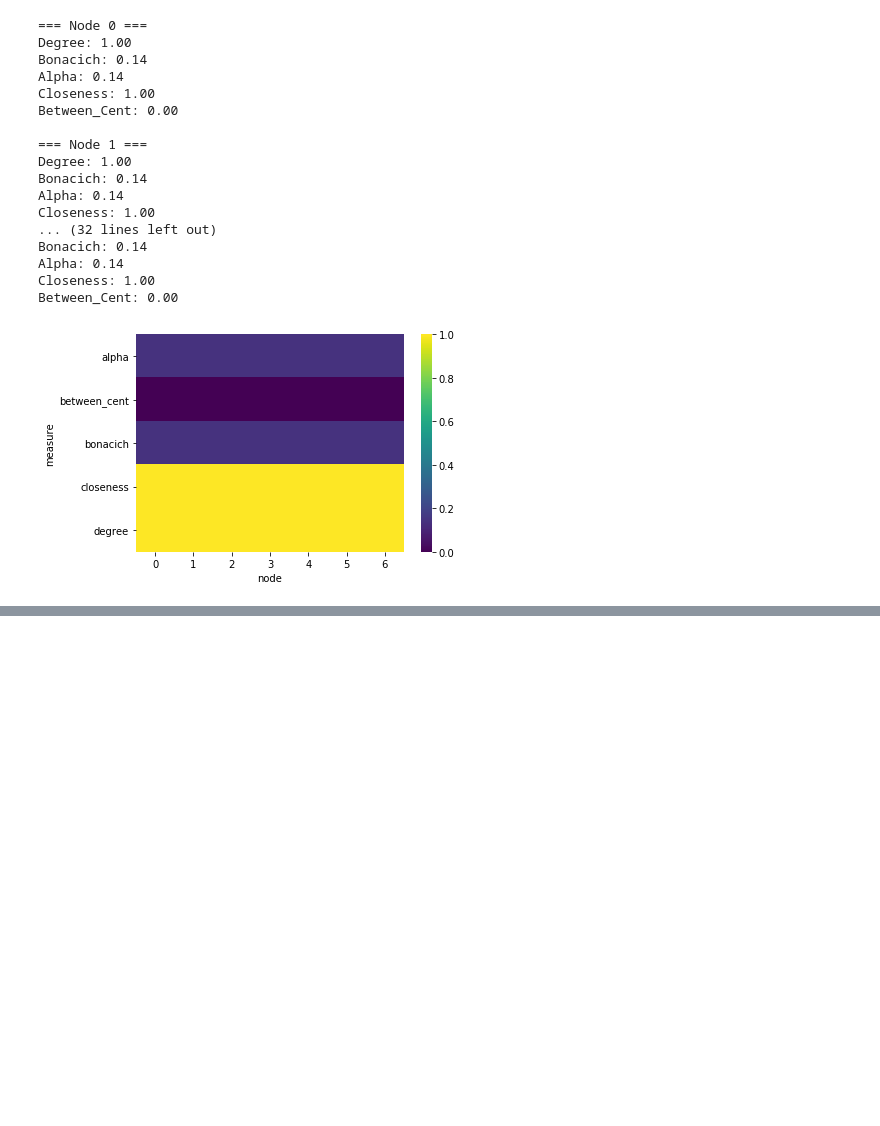
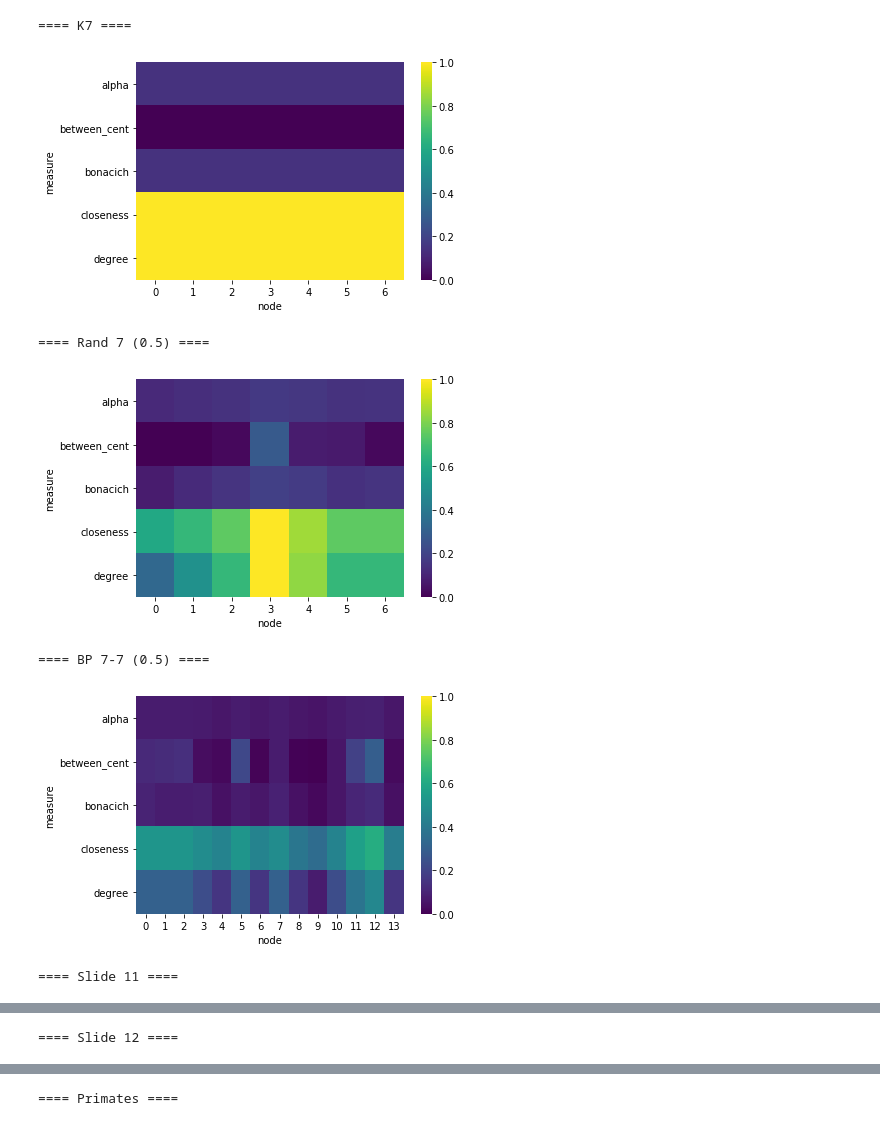
Before and after one commit to ehknight/graph-centrality, a Jupyter notebook: PrimateGraphs.ipynb, the cells around one changed output, grey strips where cells are left out. Drawn from its saved outputs; the diff is of its cells as text; code cells hidden in the pictures; blank space fills up the shorter version.

```diff
--- a/PrimateGraphs.ipynb
+++ b/PrimateGraphs.ipynb
@@ -77,14 +77,14 @@ def norm_bonacich_eigen_cent(n):
     sum_ = sum(map(bonacich_eigen_cent, G.nodes))
     return bonacich_eigen_cent(n) / sum_
 # %%
-def alpha_cent(n, alpha=0.5):
+def alpha_cent(n, alpha=0.1):
     n_ = list(G.nodes).index(n)
     A = nx.convert_matrix.to_numpy_array(G)
     c_alpha = np.linalg.inv(np.eye(*A.shape) - alpha*A.T)
     e = np.ones(len(G.nodes))
     return float(np.matmul(c_alpha, e)[n_])
 
-def norm_alpha_cent(n, alpha=0.5):
+def norm_alpha_cent(n, alpha=0.1):
     cent_fn = partial(alpha_cent, alpha=alpha)
     norm = sum(map(cent_fn, G.nodes))
     return alpha_cent(n) / norm
@@ -144,43 +144,43 @@ plt.plot(xs, [alpha_cent(given_node, a) for a in xs])
 # %%
+PRINT = False
+graphs = {
+    'K7': make_fc(7),
+    'Rand 7 (0.5)': make_rand_fc(7, 0.5),
+    'BP 7-7 (0.5)': make_bp(7, 7, 0.5),
+    'Slide 11': make_slide11(),
+    'Slide 12': make_slide12(),
+    'Primates': make_primate_graph()
+}
 measures = {
     'degree': norm_deg_cent,
     'bonacich': norm_bonacich_eigen_cent,
     'alpha': norm_alpha_cent,
     'closeness': norm_closeness_cent,
     'between_cent': norm_between_cent
 }
 
-closeness = defaultdict(list)
-for node in G.nodes:
-    print("\n=== Node {} ===".format(node))
-    for name, cent_fn in measures.items():
-        cent = cent_fn(node)
-#         assert 0 <= cent <= 1, cent
-        print("{}: {:.2f}".format(name.title(), cent))
-        closeness['closeness'].append(cent)
-        closeness['measure'].append(name)
-        closeness['node'].append(node)
+for graph_name, G in graphs.items():
+    print("==== {} ====".format(graph_name))
+    closeness = defaultdict(list)
+    for node in G.nodes:
+        if PRINT: print("\n--- Node {} ---".format(node))
+        for name, cent_fn in measures.items():
+            cent = cent_fn(node)
+            assert 0 <= cent <= 1, (name, cent)
+            if PRINT: print("{}: {:.2f}".format(name.title(), cent))
+            closeness['closeness'].append(cent)
+            closeness['measure'].append(name)
+            closeness['node'].append(node)
 
-df = pd.DataFrame.from_dict(closeness)
-sns.heatmap(df.pivot('measure', 'node', 'closeness'),
-           vmin=0., vmax=1., cmap='viridis')
-plt.show()
+    df = pd.DataFrame.from_dict(closeness)
+    sns.heatmap(df.pivot('measure', 'node', 'closeness'),
+               vmin=0., vmax=1., cmap='viridis')
+    plt.show()
 # %% [output]
-=== Node 0 ===
-Degree: 1.00
-Bonacich: 0.14
-Alpha: 0.14
-Closeness: 1.00
-Between_Cent: 0.00
-
-=== Node 1 ===
-Degree: 1.00
-Bonacich: 0.14
-Alpha: 0.14
-Closeness: 1.00
-... (32 lines left out)
-Bonacich: 0.14
-Alpha: 0.14
-Closeness: 1.00
-Between_Cent: 0.00
+==== K7 ====
 [figure]
+==== Rand 7 (0.5) ====
+[figure, added]
+==== BP 7-7 (0.5) ====
+[figure, added]
+==== Slide 11 ====
@@ -186,0 +188 @@ Between_Cent: 0.00
+==== Slide 12 ====
@@ -186,0 +190 @@ Between_Cent: 0.00
+==== Primates ====
```
Also changed, not shown: parts of 3 cells of this notebook.
